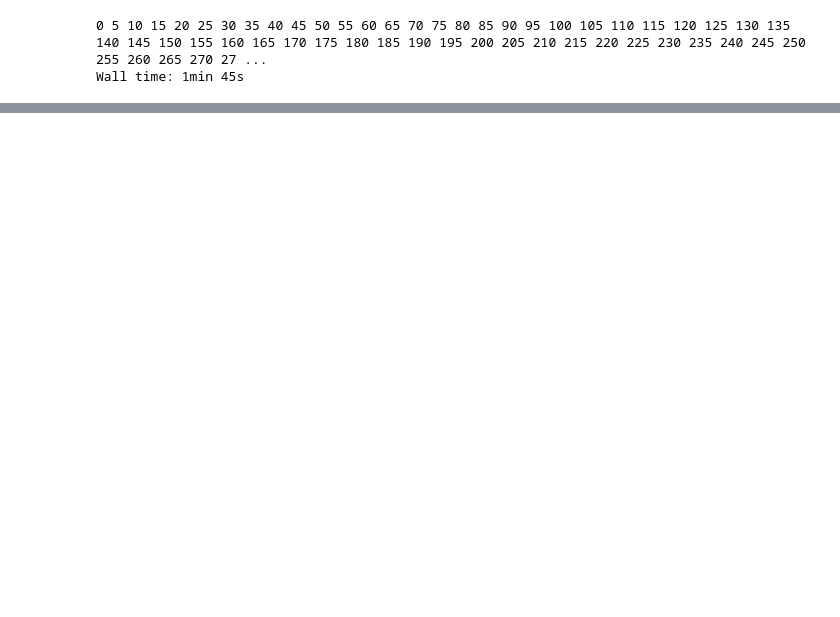
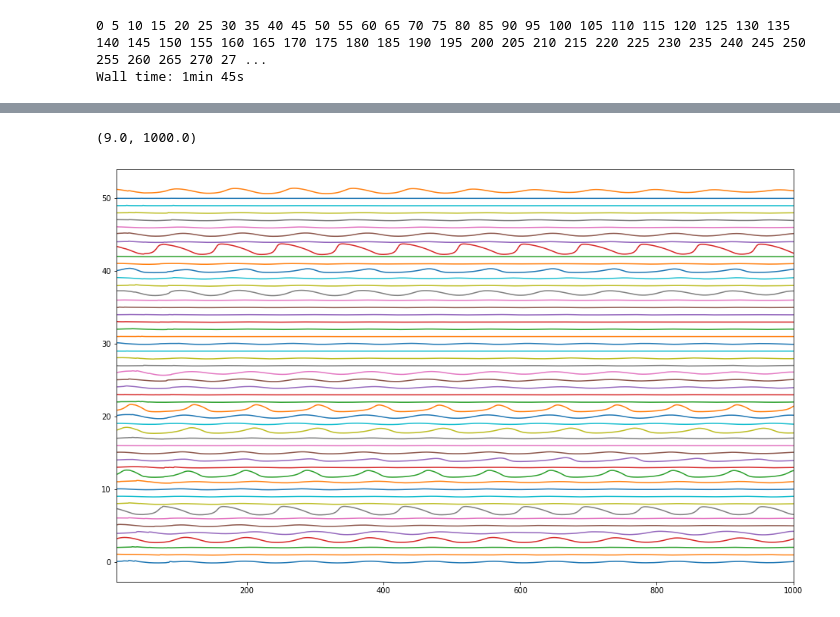
Before and after one commit to llandsmeer/iopublic, a Jupyter notebook: LFP Puff experiment.ipynb, the cells around one changed output, grey strips where cells are left out. Drawn from its saved outputs; the diff is of its cells as text; code cells hidden in the pictures; blank space fills up the shorter version.

```diff
--- a/LFP Puff experiment.ipynb
+++ b/LFP Puff experiment.ipynb
@@ -70,7 +70,7 @@ selected = '2021-12-08-shadow_averages_0.01_0.8_d1666304-c6fc-4346-a55d-a99b3aad
 neurons = iopublic.get_network_for_tuning(selected).neurons
 
 tstart =  5000
-tfinal = 25000
+tfinal = 6000
 dt = 0.025
 dt = 0.005
 gpu_id = 1
@@ -91,9 +91,9 @@ spikes = []
 for i in range(num_sources):
     tgt = random.choice(neurons)
     at = tuple([at for at in spiketrain(100, tstart-500, tfinal) if not (0 < at % 1000 < 100)])
-    spikes.append((at, [tgt.x, tgt.y, tgt.z, 75, 0.000025, 'gaba']))
+    spikes.append((at, [tgt.x, tgt.y, tgt.z, 75, 0.000001, 'gaba']))
     at = tuple([at for at in spiketrain(10, tstart, tfinal) if (0 < at % 1000 < 100)])
-    spikes.append((at, [tgt.x, tgt.y, tgt.z, 250, 0.005, 'ampa']))
+    spikes.append((at, [tgt.x, tgt.y, tgt.z, 75, 0.001, 'ampa']))
 
 print('done')
 recipe = iopublic.build_recipe(
@@ -259,0 +240,13 @@ for i in range(len(vsall)):
+# %%
+plt.figure(figsize=(16, 10))
+for i in range(len(vsall)):
+    v = vsall[i]
+    v = (v - v.mean()) / 10
+    plt.plot(v + i)
+    if i > 50:
+        break
+
+plt.xlim([9,1000])
+# %% [output]
+(9.0, 1000.0)
+[figure, added]
```
Also changed, not shown: parts of 5 cells of this notebook, 15 other files.
